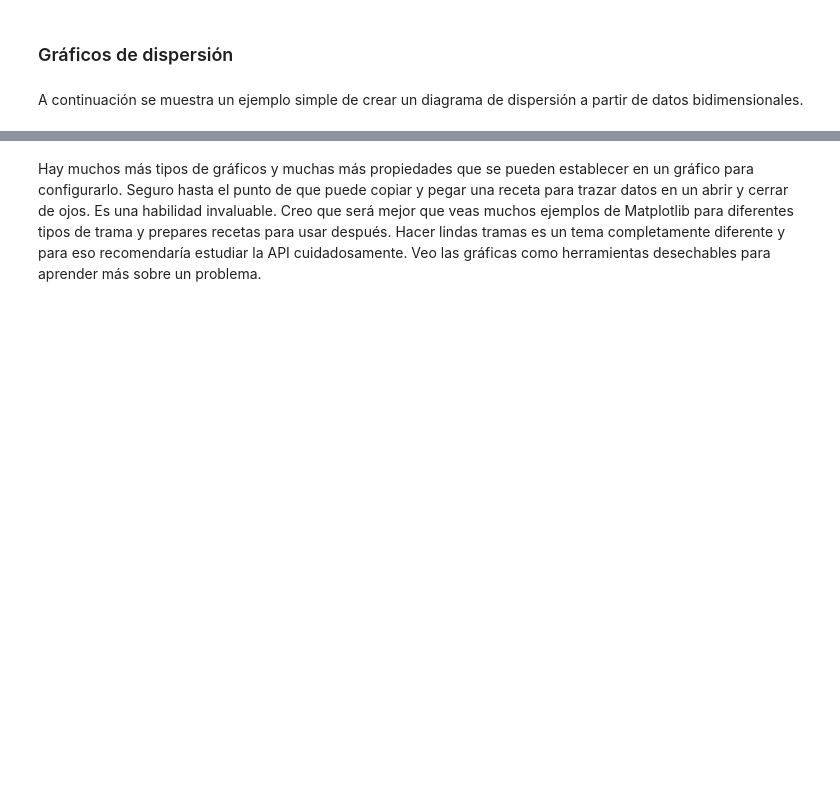
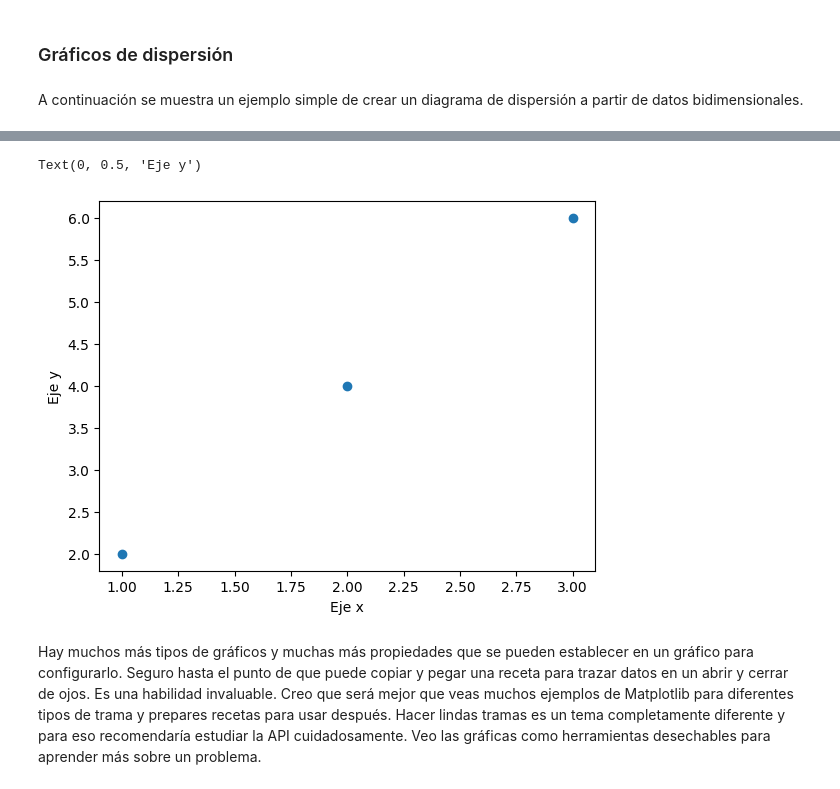
Before and after one commit to giovannicg/InteligenciaArtificial, a Jupyter notebook: Jupyter_CursoPython/1.3. Curso rápido.ipynb, the cells around one changed output, grey strips where cells are left out. Cells and saved outputs as stored; diff of their text form; code cells hidden in the pictures; blank space fills up the shorter version.

```diff
--- a/Jupyter_CursoPython/1.3. Curso rápido.ipynb
+++ b/Jupyter_CursoPython/1.3. Curso rápido.ipynb
@@ -328,3 +350,16 @@ A continuación se muestra un ejemplo simple de crear un diagrama de dispersión
+# %%
+# Hcer dos vectores y representar los puntos en un gráfico de dispersión
+import matplotlib.pyplot as plt
+import numpy as np
+
+x = np.array([1,2,3])
+y = np.array([2,4,6])
+plt.scatter(x,y)
+plt.xlabel('Eje x')
+plt.ylabel('Eje y')
+# %% [output]
+Text(0, 0.5, 'Eje y')
+[figure, added]
 # %% [markdown]
 Hay muchos más tipos de gráficos y muchas más propiedades que se pueden establecer en un gráfico para configurarlo. Seguro hasta el punto de que puede copiar y pegar una receta para trazar datos en un abrir y cerrar de ojos. Es una habilidad invaluable. Creo que será mejor que veas muchos ejemplos de Matplotlib para diferentes tipos de trama y prepares recetas para usar después. Hacer lindas tramas es un tema completamente diferente y para eso recomendaría estudiar la API cuidadosamente. Veo las gráficas como herramientas desechables para aprender más sobre un problema.
 # %% [markdown]
```
Also changed, not shown: parts of 10 cells of this notebook.
